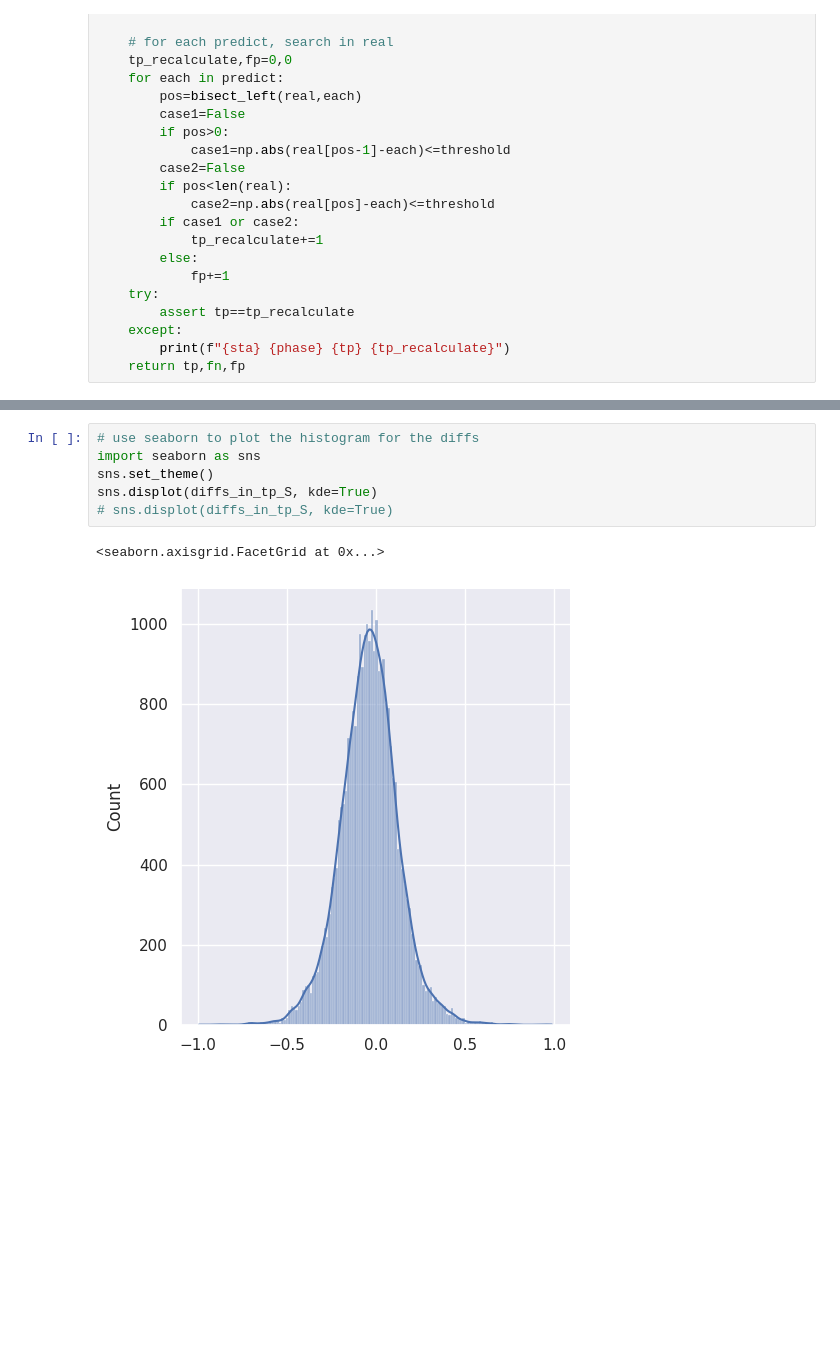
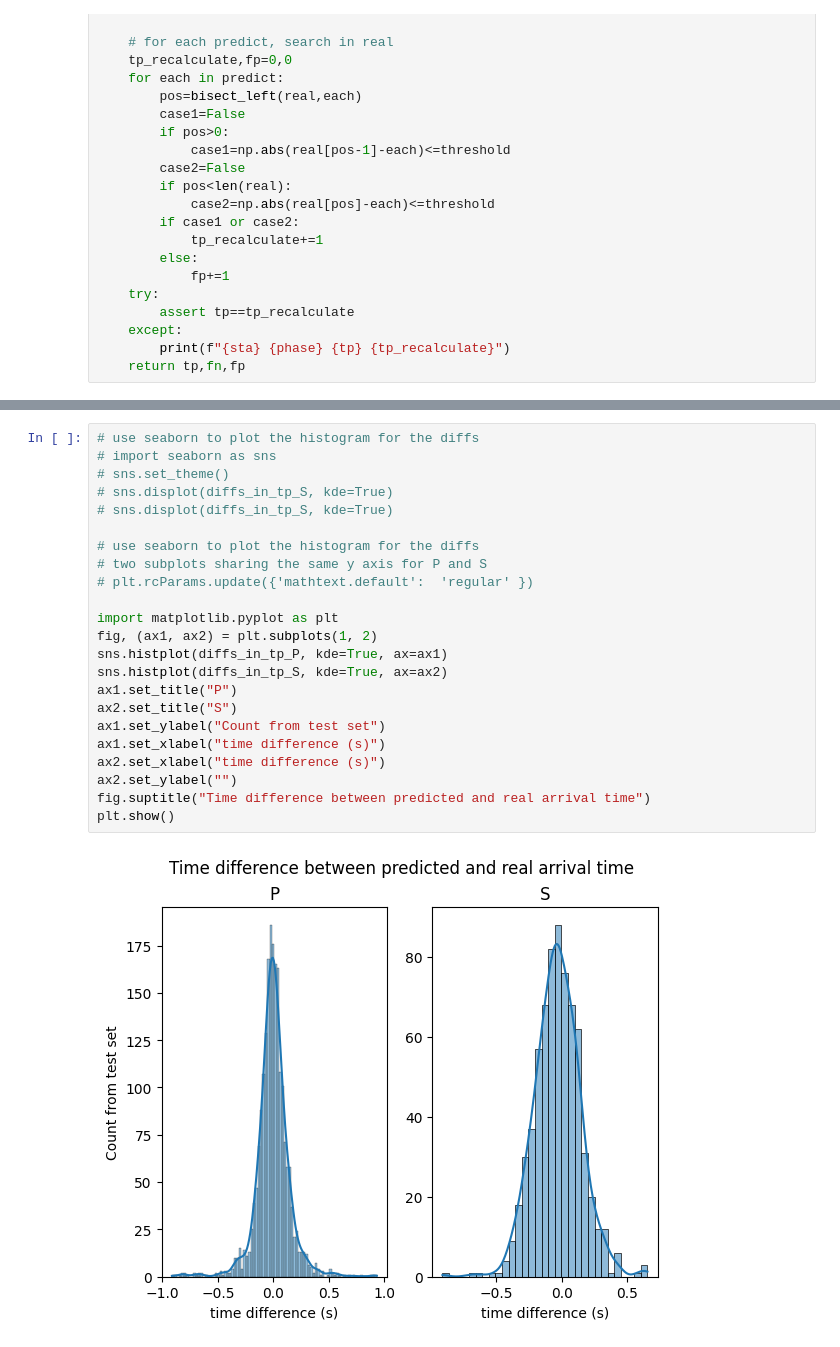
Before and after one commit to ziyixi/PhaseNet-TF, a Jupyter notebook: notebook/development/check_bench_train_result.batchnorm.ipynb, the cells around one changed output, grey strips where cells are left out. Drawn from its saved outputs; the diff is of its cells as text; blank space fills up the shorter version.

```diff
--- a/notebook/development/check_bench_train_result.batchnorm.ipynb
+++ b/notebook/development/check_bench_train_result.batchnorm.ipynb
@@ -401,9 +397,25 @@ A11 S 159 158
-# %%
-# use seaborn to plot the histogram for the diffs
-import seaborn as sns
-sns.set_theme()
-sns.displot(diffs_in_tp_S, kde=True)
-# sns.displot(diffs_in_tp_S, kde=True)
-# %% [output]
-<seaborn.axisgrid.FacetGrid at 0x...>
-[figure, removed]
+# %%
+# use seaborn to plot the histogram for the diffs
+# import seaborn as sns
+# sns.set_theme()
+# sns.displot(diffs_in_tp_S, kde=True)
+# sns.displot(diffs_in_tp_S, kde=True)
+
+# use seaborn to plot the histogram for the diffs
+# two subplots sharing the same y axis for P and S
+# plt.rcParams.update({'mathtext.default':  'regular' })
+
+import matplotlib.pyplot as plt
+fig, (ax1, ax2) = plt.subplots(1, 2)
+sns.histplot(diffs_in_tp_P, kde=True, ax=ax1)
+sns.histplot(diffs_in_tp_S, kde=True, ax=ax2)
+ax1.set_title("P")
+ax2.set_title("S")
+ax1.set_ylabel("Count from test set")
+ax1.set_xlabel("time difference (s)")
+ax2.set_xlabel("time difference (s)")
+ax2.set_ylabel("")
+fig.suptitle("Time difference between predicted and real arrival time")
+plt.show()
+# %% [output]
+[figure, added]
```
Also changed, not shown: parts of 2 cells of this notebook, 3 other files.
